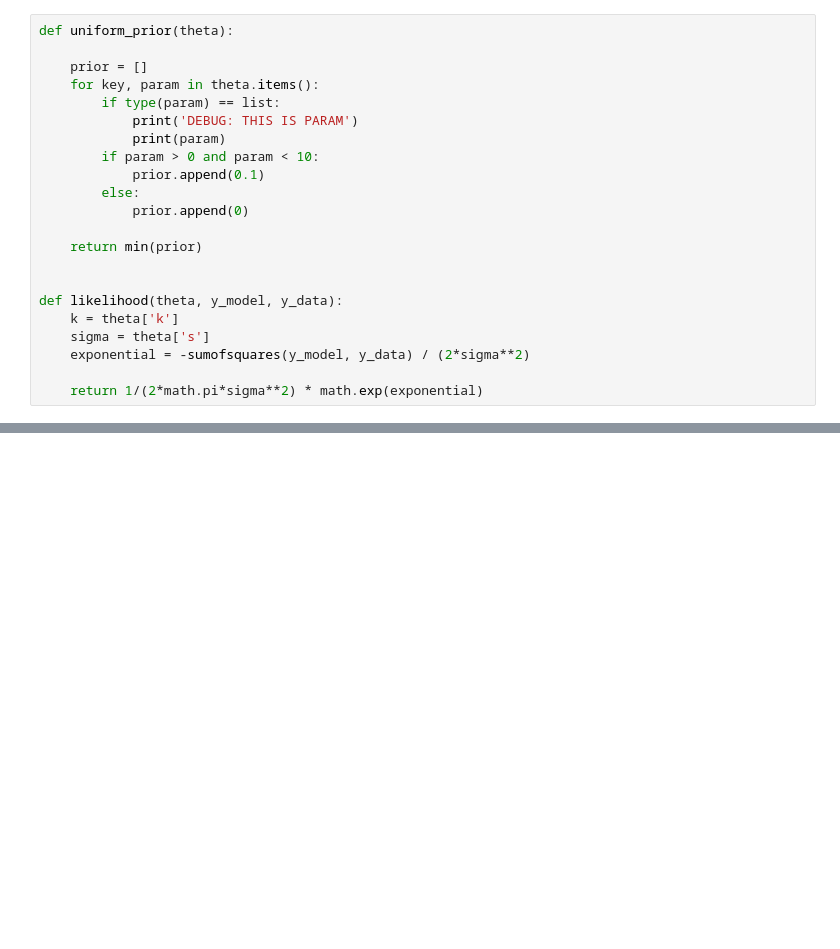
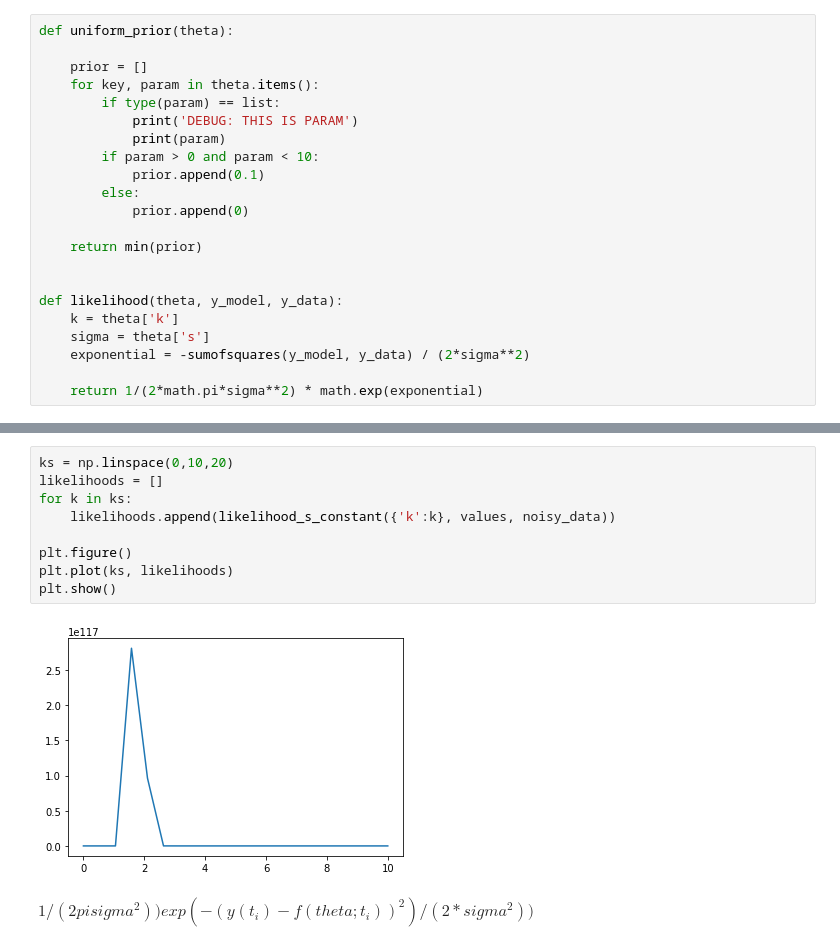
Before and after one commit to simonmarchant/pkpd-practice, a Jupyter notebook: Practice.ipynb, the cells around one changed output, grey strips where cells are left out. Drawn from its saved outputs; the diff is of its cells as text; blank space fills up the shorter version.

```diff
--- a/Practice.ipynb
+++ b/Practice.ipynb
@@ -315,0 +334,13 @@ plt.show()
+# %%
+ks = np.linspace(0,10,20)
+likelihoods = []
+for k in ks:
+    likelihoods.append(likelihood_s_constant({'k':k}, values, noisy_data))
+
+plt.figure()
+plt.plot(ks, likelihoods)
+plt.show()
+# %% [output]
+[figure, added]
+# %% [markdown]
+$ 1/( 2pi sigma^2)) exp( -(y(t_i)-f(theta; t_i))^2)/(2*sigma^2)) $
```
Also changed, not shown: parts of 13 cells of this notebook, 1 other file.
